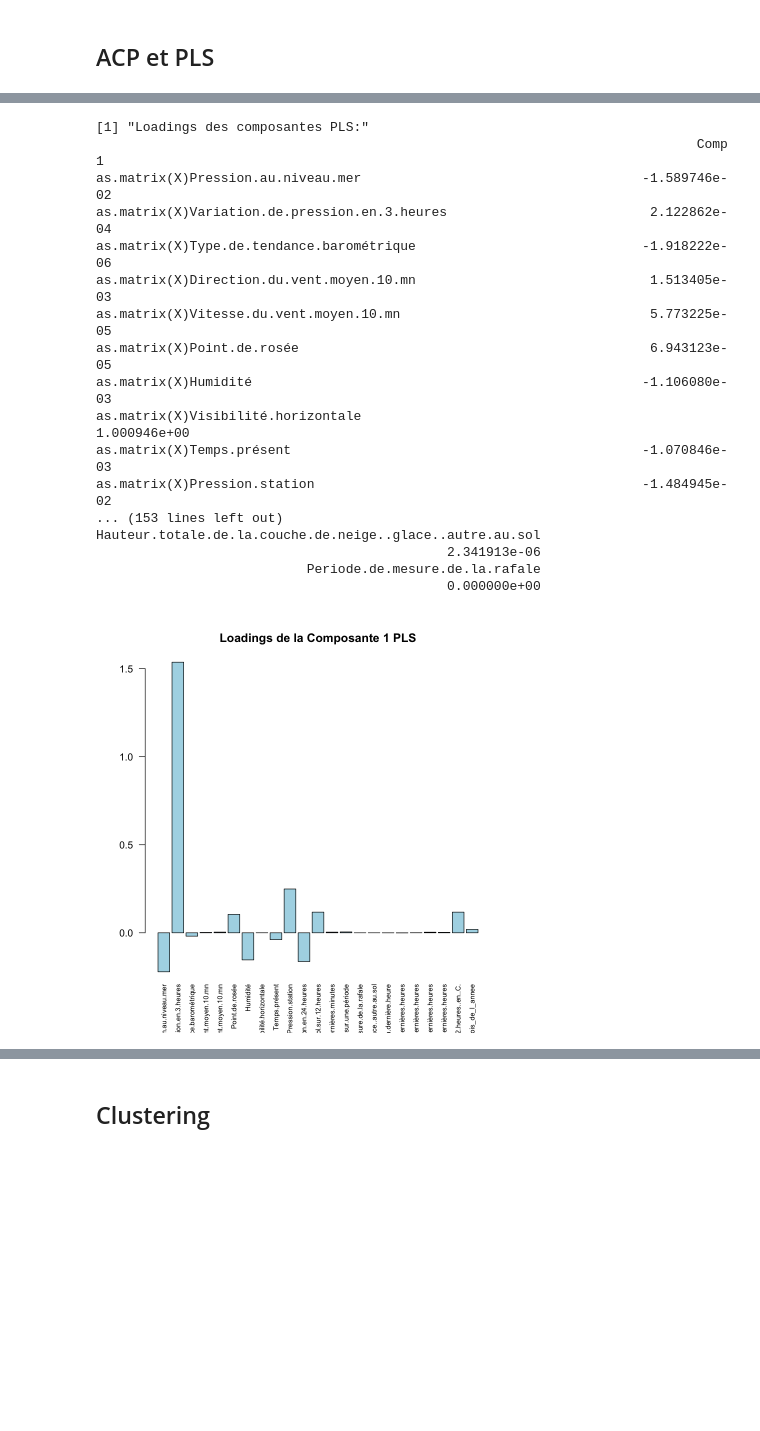
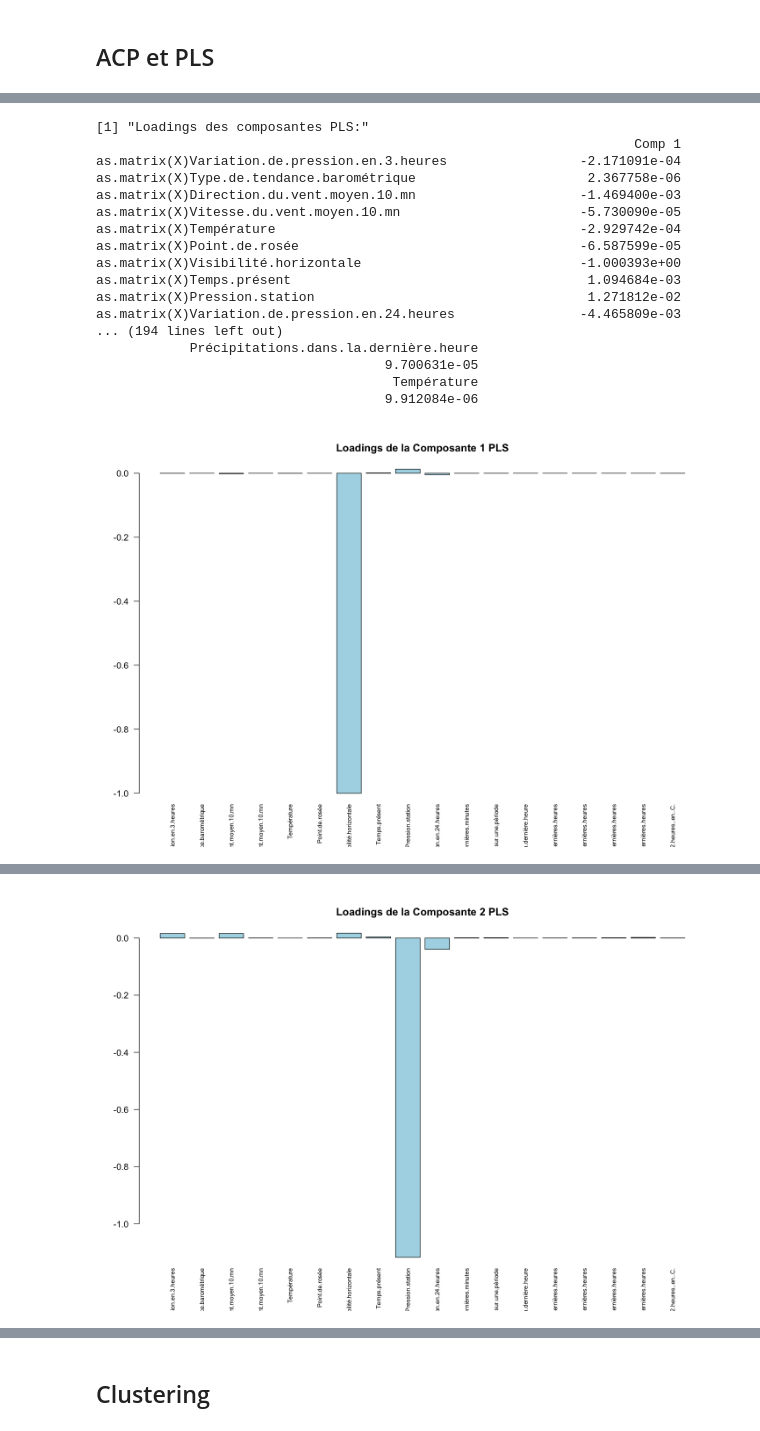
Before and after one commit to lauraachoquett/stats_BE_Bobbia, a Jupyter notebook: src/paul_notebook.ipynb, the cells around one changed output, grey strips where cells are left out. Drawn from its saved outputs; the diff is of its cells as text; code cells hidden in the pictures; blank space fills up the shorter version.

```diff
--- a/src/paul_notebook.ipynb
+++ b/src/paul_notebook.ipynb
@@ -405,7 +256,7 @@ Author(s):
 
 
 # Utiliser le nom exact de la variable cible
-target_var <- "Température"
+target_var <- "Humidité"
 
 
 # Créer un data.frame avec toutes les variables nécessaires
@@ -414,9 +265,6 @@ df_pls <- na.omit(df_pls) # Retirer toutes les lignes avec NA
 
 y <- df_pls[[target_var]]
 X <- df_pls[, setdiff(names(df_pls), target_var), drop = FALSE]
-# # Retirer la variable température de X
-# X <- X[, -which(names(X) == "Température"), drop = FALSE]
-
 
 # Régression PLS avec validation croisée
 pls_model <- plsr(y ~ as.matrix(X), validation = "CV")
@@ -431,18 +279,22 @@ validationplot(pls_model, val.type = "MSEP")
 # Trouver le nombre optimal de composantes
 opt_ncomp <- which.min(pls_model$validation$PRESS)
 
-ncomp = 13
+ncomp = 7
 
 # Prédictions
 pred <- predict(pls_model, ncomp = opt_ncomp)
 pred_vec <- as.vector(pred[,1,1])
 
 # Plot prédiction vs ground truth
+par(pty = "s")
+plot_lim <- range(c(y, pred_vec))
 plot(y, pred_vec,
      xlab = "Valeurs réelles",
      ylab = "Prédictions PLS",
      main = paste("Prédictions vs valeurs réelles (PLS) avec", opt_ncomp, "composantes"),
-     col = "blue", pch = 16)
+     col = "blue", pch = 16,
+     xlim = plot_lim, ylim = plot_lim)
+
 abline(a = 0, b = 1, col = "red", lwd = 2)
 
 # Affichage des coefficients et les indices des variables dans X
@@ -487,48 +335,52 @@ as.matrix(X)mois_de_l_annee                                            5.246155e
 # %%
 # Récupérer les loadings (combinaisons linéaires) des composantes PLS
 loadings_pls <- loadings(pls_model)
 
 # Afficher les loadings pour les premières composantes
 print("Loadings des composantes PLS:")
-print(loadings_pls[, 1:min(5, opt_ncomp)])
+print(loadings_pls[, 1:min(ncomp)])
 
-# Pour voir comment chaque variable contribue à une composante spécifique
-cat("\nContribution des variables à la composante 1:\n")
-comp1_loadings <- loadings_pls[, 5]
-names(comp1_loadings) <- colnames(X)
-print(sort(abs(comp1_loadings), decreasing = TRUE))
+# Boucle pour chaque composante
+for (i in 1:min(ncomp)) {
+        # Pour voir comment chaque variable contribue à une composante spécifique
+        cat("\nContribution des variables à la composante", i, ":\n")
+        comp1_loadings <- loadings_pls[, i]
+        names(comp1_loadings) <- colnames(X)
+        print(sort(abs(comp1_loadings), decreasing = TRUE))
 
-# Afficher graphiquement les loadings de la première composante
-par(bg = 'white')
-barplot(comp1_loadings,
-        main = "Loadings de la Composante 1 PLS",
-        las = 2,
-        col = "lightblue",
-        cex.names = 0.7)
+        # Afficher graphiquement les loadings de la première composante
+        par(bg = 'white')
+        barplot(comp1_loadings,
+                main = paste("Loadings de la Composante", i, "PLS"),
+                las = 2,
+                col = "lightblue",
+                cex.names = 0.7)
+
+}
 
 # # Pour récupérer les scores (valeurs des composantes pour chaque observation)
 # scores_pls <- scores(pls_model)
 # cat("\nDimensions des scores:", dim(scores_pls), "\n")
 
 # # Exemple : afficher la première composante pour les 10 premières observations
 # cat("Première composante pour les 10 premières observations:\n")
 # print(scores_pls[1:10, 1])
 # %% [output]
 [1] "Loadings des composantes PLS:"
-                                                                             Comp 1
-as.matrix(X)Pression.au.niveau.mer                                    -1.589746e-02
-as.matrix(X)Variation.de.pression.en.3.heures                          2.122862e-04
-as.matrix(X)Type.de.tendance.barométrique                             -1.918222e-06
-as.matrix(X)Direction.du.vent.moyen.10.mn                              1.513405e-03
-as.matrix(X)Vitesse.du.vent.moyen.10.mn                                5.773225e-05
-as.matrix(X)Point.de.rosée                                             6.943123e-05
-as.matrix(X)Humidité                                                  -1.106080e-03
-as.matrix(X)Visibilité.horizontale                                     1.000946e+00
-as.matrix(X)Temps.présent                                             -1.070846e-03
-as.matrix(X)Pression.station                                          -1.484945e-02
-... (153 lines left out)
-Hauteur.totale.de.la.couche.de.neige..glace..autre.au.sol
-                                             2.341913e-06
-                           Periode.de.mesure.de.la.rafale
-                                             0.000000e+00
+                                                                     Comp 1
+as.matrix(X)Variation.de.pression.en.3.heures                 -2.171091e-04
+as.matrix(X)Type.de.tendance.barométrique                      2.367758e-06
+as.matrix(X)Direction.du.vent.moyen.10.mn                     -1.469400e-03
+as.matrix(X)Vitesse.du.vent.moyen.10.mn                       -5.730090e-05
+as.matrix(X)Température                                       -2.929742e-04
+as.matrix(X)Point.de.rosée                                    -6.587599e-05
+as.matrix(X)Visibilité.horizontale                            -1.000393e+00
+as.matrix(X)Temps.présent                                      1.094684e-03
+as.matrix(X)Pression.station                                   1.271812e-02
+as.matrix(X)Variation.de.pression.en.24.heures                -4.465809e-03
+... (194 lines left out)
+            Précipitations.dans.la.dernière.heure
+                                     9.700631e-05
+                                      Température
+                                     9.912084e-06
-[figure, old version]
+[figure, new version]
@@ -534,0 +404 @@ Hauteur.totale.de.la.couche.de.neige..glace..autre.au.sol
+[figure, added]
```
Also changed, not shown: parts of 14 cells of this notebook.
